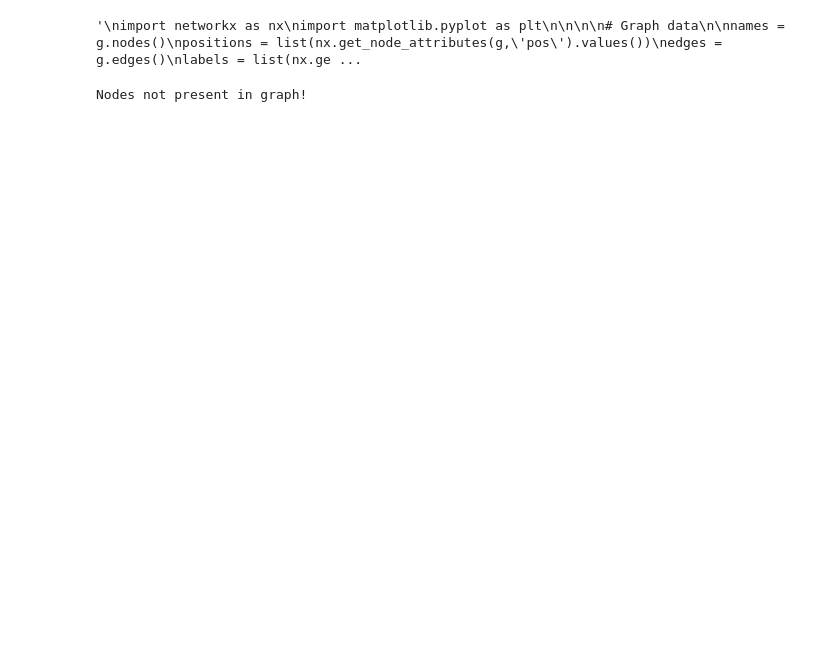
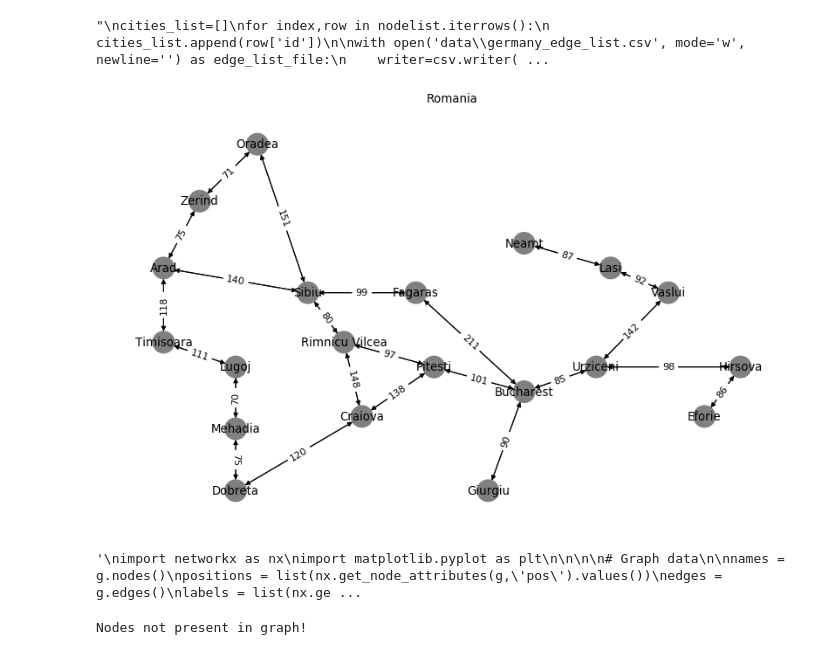
Before and after one commit to BAGLAT/Reinforcement-Learning-Artifical-Intelligence, a Jupyter notebook: AIDemo/cpp.ipynb, the cells around one changed output. Drawn from its saved outputs; the diff is of its cells as text; code cells hidden in the pictures; blank space fills up the shorter version.

Commit message:
Added graphs plotting scripts and RL for taxi driver problem from OPENAI

```diff
--- a/AIDemo/cpp.ipynb
+++ b/AIDemo/cpp.ipynb
@@ -49,22 +76,46 @@ def add_edges(g,edges,weight,name):
         g.add_edge(edges[0],edges[1],name=name,weight=this_edge_weight_list)
     else:
         g.add_edge(edges[0],edges[1],name=name,weight=[weight])
+# %%
+'''
+import csv
+edgelist = pd.read_csv('C:\\Users\\SIDDHARTHA\\Trinity\\AI\\AIDemo\\data\\romania_cities.csv')
+nodelist = pd.read_csv('C:\\Users\\SIDDHARTHA\\Trinity\\AI\\AIDemo\\data\\romanian_edges.csv')
+
+cities_list=[]
+for index,row in nodelist.iterrows():
+    cities_list.append(row['id'])
+
+with open('data\\germany_edge_list.csv', mode='w', newline='') as edge_list_file:
+    writer=csv.writer(edge_list_file,delimiter=',')
+    writer.writerow(['node1','node2','trail','distance','color','estimate'])
+    for index,row in edgelist.iterrows():
+        for city in cities_list:
+            if not str(row['cities']) == str(city):
+                writer.writerow([str(row['cities']),str(city),str(row['cities']+'-'+str(city)),str(row[city]),'red','0'])
+'''
+# %% [output]
+"\ncities_list=[]\nfor index,row in nodelist.iterrows():\n    cities_list.append(row['id'])\n\nwith open('data\\germany_edge_list.csv', mode='w', newline='') as edge_list_file:\n    writer=csv.writer( ...
 # %%
-#edgelist = pd.read_csv('C:\\Users\\SIDDHARTHA\\Trinity\\AI\\AIDemo\\data\\edgelist.csv')
-#nodelist = pd.read_csv('C:\\Users\\SIDDHARTHA\\Trinity\\AI\\AIDemo\\data\\nodelist.csv')
+edgelist = pd.read_csv('C:\\Users\\SIDDHARTHA\\Trinity\\AI\\AIDemo\\data\\romanian_edges.csv')
+nodelist = pd.read_csv('C:\\Users\\SIDDHARTHA\\Trinity\\AI\\AIDemo\\data\\romania_cities.csv')
 
-edgelist=pd.read_csv('https://gist.githubusercontent.com/brooksandrew/e570c38bcc72a8d102422f2af836513b/raw/89c76b2563dbc0e88384719a35cba0dfc04cd522/edgelist_sleeping_giant.csv')
-nodelist = pd.read_csv('https://gist.githubusercontent.com/brooksandrew/f989e10af17fb4c85b11409fea47895b/raw/a3a8da0fa5b094f1ca9d82e1642b384889ae16e8/nodelist_sleeping_giant.csv')
+#edgelist=pd.read_csv('https://gist.githubusercontent.com/brooksandrew/e570c38bcc72a8d102422f2af836513b/raw/89c76b2563dbc0e88384719a35cba0dfc04cd522/edgelist_sleeping_giant.csv')
+#nodelist = pd.read_csv('https://gist.githubusercontent.com/brooksandrew/f989e10af17fb4c85b11409fea47895b/raw/a3a8da0fa5b094f1ca9d82e1642b384889ae16e8/nodelist_sleeping_giant.csv')
 
-g = nx.MultiDiGraph()
+g = nx.DiGraph()
 
 for index,row in nodelist.iterrows():
     g.add_node(row['id'],pos=(row['X'],row['Y']),id=row['id'])
 
 
 for index,row in edgelist.iterrows():
     #add_edges(g,(row['node1'],row['node2']),row['distance'],row['trail'])
     g.add_edge(row['node1'],row['node2'],name=str(row['trail'])+str(row['distance']),weight=row['distance'])
+
+plot_graph(g,'Romania')
+# %% [output]
+[figure, added]
 # %%
 #print(g.edges(data=True))
 #add_edges(g,('b','a'),890,'ba')
```
Also changed, not shown: parts of 5 cells of this notebook, 16 other files.
